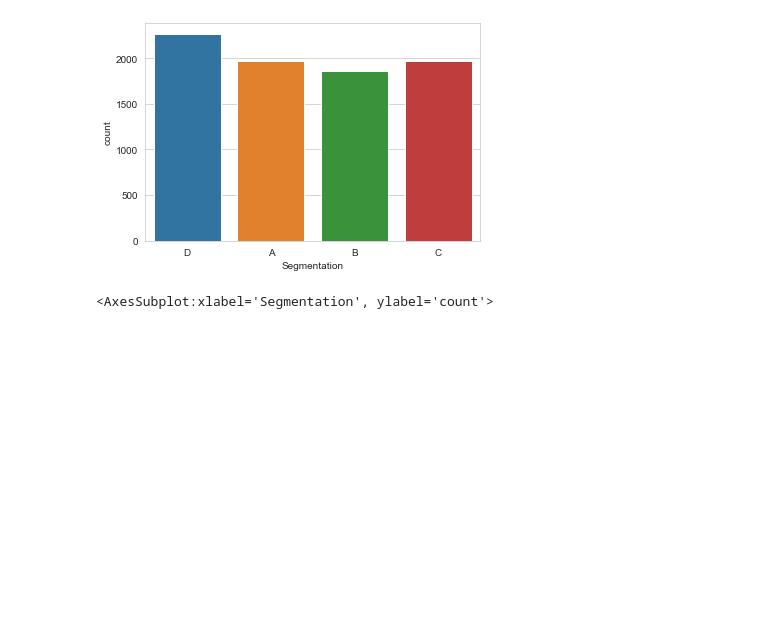
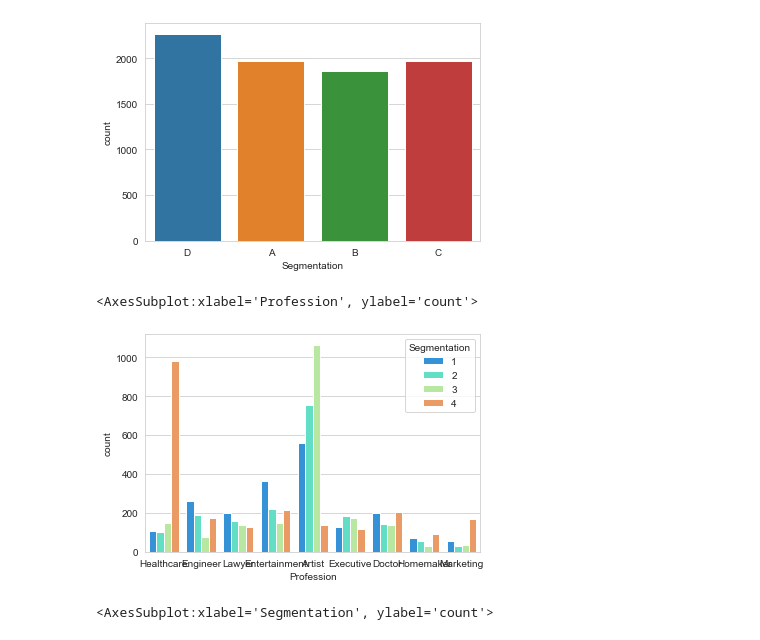
Before and after one commit to dheeraj-2000/Data-Science-Case-Study, a Jupyter notebook: Customer Segmentation/CustomerSegment.ipynb, the cells around one changed output. Drawn from its saved outputs; the diff is of its cells as text; code cells hidden in the pictures; blank space fills up the shorter version.

```diff
--- a/Customer Segmentation/CustomerSegment.ipynb
+++ b/Customer Segmentation/CustomerSegment.ipynb
@@ -129,6 +146,12 @@ sns.countplot(df['Segmentation'])
 # %% [output]
 <AxesSubplot:xlabel='Segmentation', ylabel='count'>
 [figure]
+# %%
+sns.set_style('whitegrid')
+sns.countplot(df['Profession'], hue=df['Segmentation'], palette='rainbow')
+# %% [output]
+<AxesSubplot:xlabel='Profession', ylabel='count'>
+[figure, added]
 # %%
 sns.set_style('whitegrid')
 sns.countplot(df['Segmentation'], hue=df['Var_1'], palette='rainbow')
```
Also changed, not shown: parts of 23 cells of this notebook.
